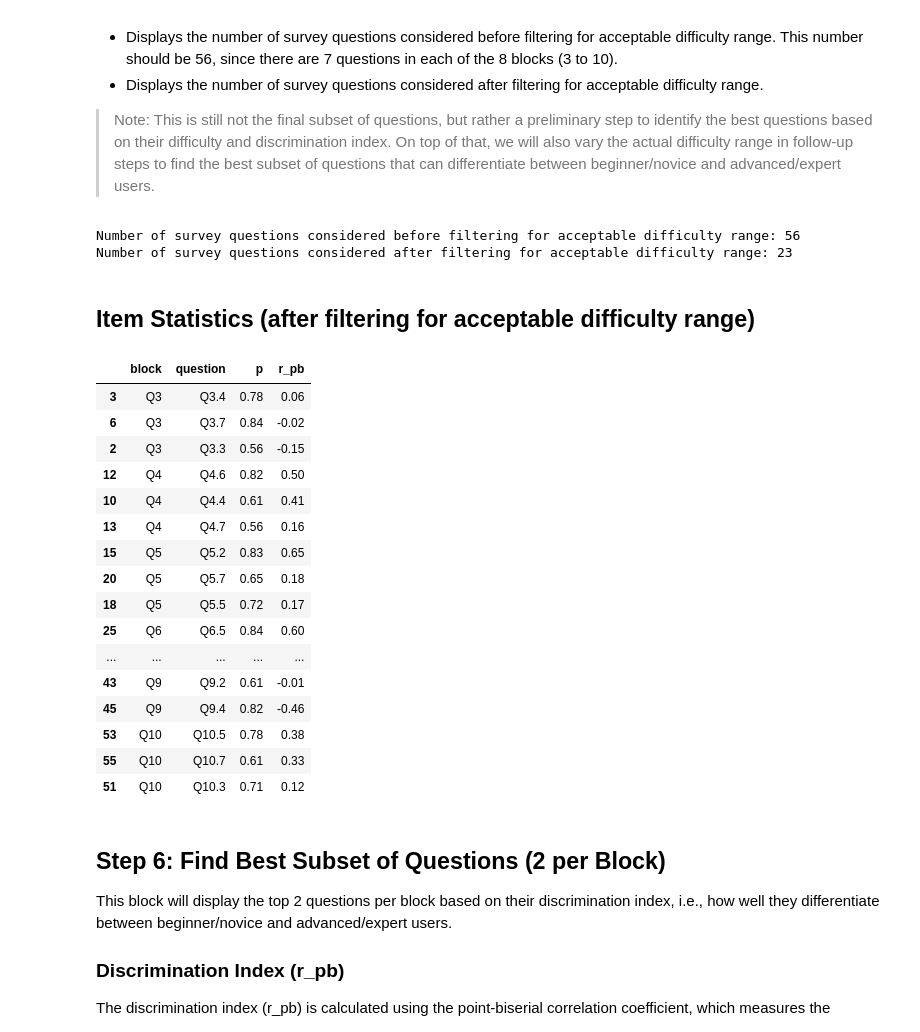
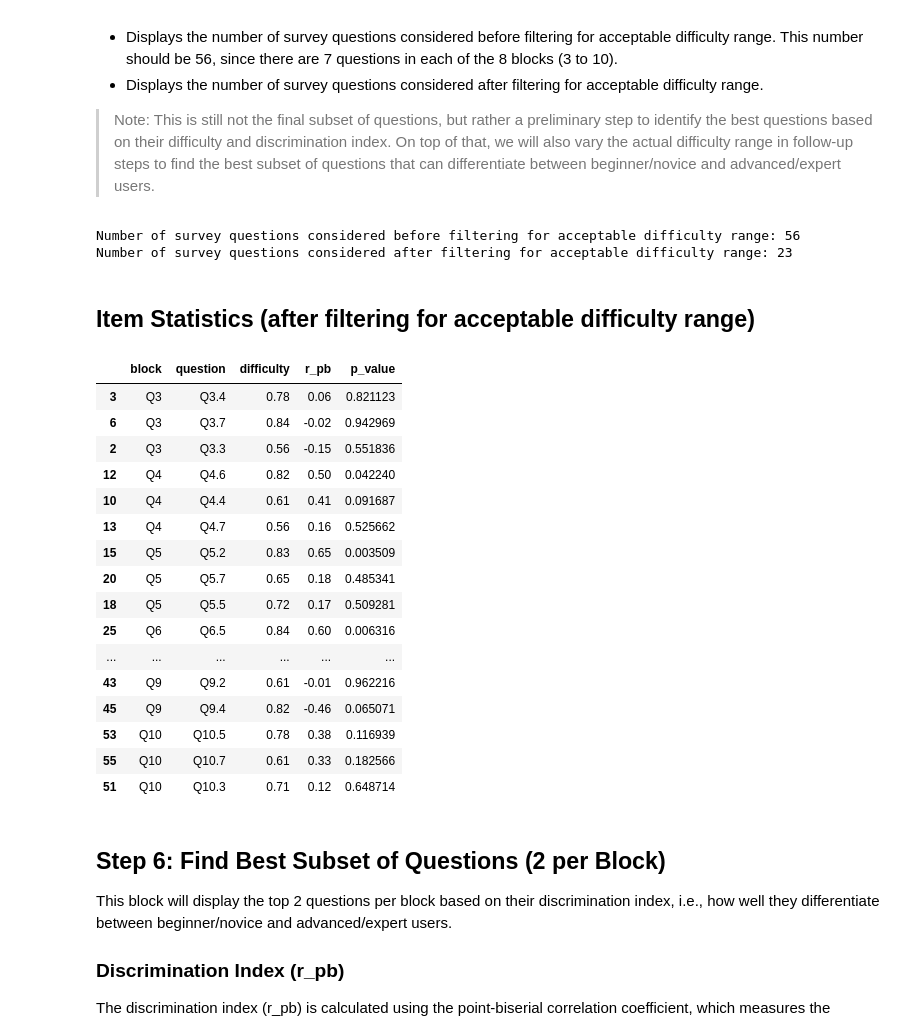
Before and after one commit to alemoraru/exceed-python-skill-assessment, a Jupyter notebook: notebooks/02_detailed_analysis.ipynb, the cells around one changed output. Drawn from its saved outputs; the diff is of its cells as text; code cells hidden in the pictures.

```diff
--- a/notebooks/02_detailed_analysis.ipynb
+++ b/notebooks/02_detailed_analysis.ipynb
@@ -191,15 +191,16 @@ for q in correct_mask.columns:
     rest = df_results["total_score"] - item.fillna(0)
 
     # Point-biserial correlation (returns r, p-value)
-    r_pb, _ = pointbiserialr(item.dropna(), rest.loc[item.notna()])
+    r_pb, p_value = pointbiserialr(item.dropna(), rest.loc[item.notna()])
 
     block = q.split(".")[0]
     records.append(
         {
             "block": block,
             "question": q,
-            "p": p,
-            "r_pb": r_pb
+            "difficulty": p,
+            "r_pb": r_pb,
+            "p_value": p_value
         }
     )
 
@@ -219,43 +220,43 @@ This step filters the questions based on the acceptable difficulty range (0.25 <
 # %%
 # Keep items in an acceptable difficulty range (0.25 <= p <= 0.85) - note that we will vary this range later as well
 print("Number of survey questions considered before filtering for acceptable difficulty range:", len(stats_df))
-filtered_stats_df = stats_df.query("0.25 <= p <= 0.85").copy()
+filtered_stats_df = stats_df.query("0.25 <= difficulty <= 0.85").copy()
 print("Number of survey questions considered after filtering for acceptable difficulty range:", len(filtered_stats_df))
 
 # Add a numeric block column
 filtered_stats_df["block_num"] = filtered_stats_df["block"].str.slice(1).astype(int)
 
 # Rank by discrimination index (r_pb) and take the top 2 per block
 filtered_stats_df = (
     filtered_stats_df.sort_values(["block_num", "r_pb"], ascending=[True, False])
     .assign(rank=lambda d: d.groupby("block_num").cumcount() + 1)
 )
 
 # Display all the items ranked by discrimination
 display(HTML("<h2>Item Statistics (after filtering for acceptable difficulty range)</h2>"))
-display(filtered_stats_df[["block", "question", "p", "r_pb"]]
-        .style.format({"p": "{:.2f}", "r_pb": "{:.2f}"}))
+display(filtered_stats_df[["block", "question", "difficulty", "r_pb", "p_value"]]
+        .style.format({"difficulty": "{:.2f}", "r_pb": "{:.2f}"}))
 # %% [output]
 Number of survey questions considered before filtering for acceptable difficulty range: 56
 Number of survey questions considered after filtering for acceptable difficulty range: 23
 Item Statistics (after filtering for acceptable difficulty range)
-|  | block | question | p | r_pb |
-| 3 | Q3 | Q3.4 | 0.78 | 0.06 |
-| 6 | Q3 | Q3.7 | 0.84 | -0.02 |
-| 2 | Q3 | Q3.3 | 0.56 | -0.15 |
-| 12 | Q4 | Q4.6 | 0.82 | 0.50 |
-| 10 | Q4 | Q4.4 | 0.61 | 0.41 |
-| 13 | Q4 | Q4.7 | 0.56 | 0.16 |
-| 15 | Q5 | Q5.2 | 0.83 | 0.65 |
-| 20 | Q5 | Q5.7 | 0.65 | 0.18 |
-| 18 | Q5 | Q5.5 | 0.72 | 0.17 |
-| 25 | Q6 | Q6.5 | 0.84 | 0.60 |
-| ... | ... | ... | ... | ... |
-| 43 | Q9 | Q9.2 | 0.61 | -0.01 |
-| 45 | Q9 | Q9.4 | 0.82 | -0.46 |
-| 53 | Q10 | Q10.5 | 0.78 | 0.38 |
-| 55 | Q10 | Q10.7 | 0.61 | 0.33 |
-| 51 | Q10 | Q10.3 | 0.71 | 0.12 |
+|  | block | question | difficulty | r_pb | p_value |
+| 3 | Q3 | Q3.4 | 0.78 | 0.06 | 0.821123 |
+| 6 | Q3 | Q3.7 | 0.84 | -0.02 | 0.942969 |
+| 2 | Q3 | Q3.3 | 0.56 | -0.15 | 0.551836 |
+| 12 | Q4 | Q4.6 | 0.82 | 0.50 | 0.042240 |
+| 10 | Q4 | Q4.4 | 0.61 | 0.41 | 0.091687 |
+| 13 | Q4 | Q4.7 | 0.56 | 0.16 | 0.525662 |
+| 15 | Q5 | Q5.2 | 0.83 | 0.65 | 0.003509 |
+| 20 | Q5 | Q5.7 | 0.65 | 0.18 | 0.485341 |
+| 18 | Q5 | Q5.5 | 0.72 | 0.17 | 0.509281 |
+| 25 | Q6 | Q6.5 | 0.84 | 0.60 | 0.006316 |
+| ... | ... | ... | ... | ... | ... |
+| 43 | Q9 | Q9.2 | 0.61 | -0.01 | 0.962216 |
+| 45 | Q9 | Q9.4 | 0.82 | -0.46 | 0.065071 |
+| 53 | Q10 | Q10.5 | 0.78 | 0.38 | 0.116939 |
+| 55 | Q10 | Q10.7 | 0.61 | 0.33 | 0.182566 |
+| 51 | Q10 | Q10.3 | 0.71 | 0.12 | 0.648714 |
 # %% [markdown]
 ## Step 6: Find Best Subset of Questions (2 per Block)
 
```
Also changed, not shown: parts of 4 cells of this notebook, 6 other files.
